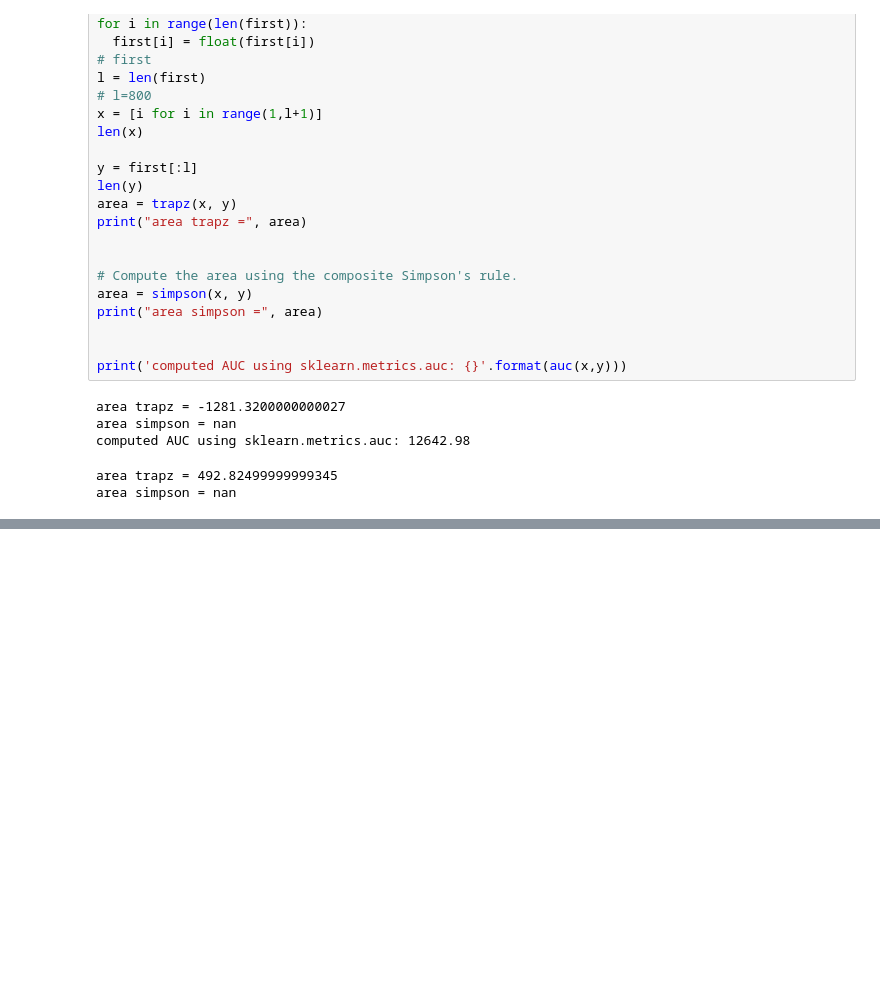
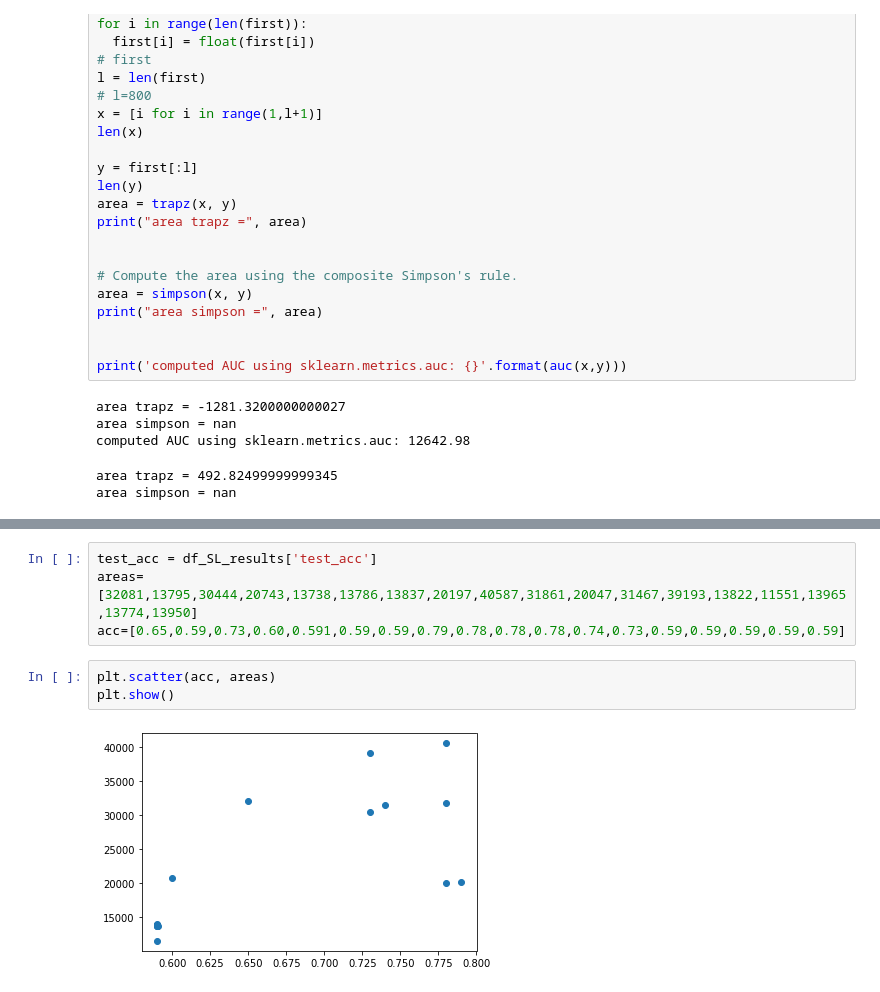
Before and after one commit to fezilemahlangu/My-Research-Project-2022, a Jupyter notebook: AreaUnderCurve.ipynb, the cells around one changed output, grey strips where cells are left out. Saved outputs shown, nothing was run; the diff lists cells and outputs as text; blank space fills up the shorter version.

```diff
--- a/AreaUnderCurve.ipynb
+++ b/AreaUnderCurve.ipynb
@@ -115,0 +247,9 @@ area simpson = nan
+# %%
+test_acc = df_SL_results['test_acc']
+areas=[32081,13795,30444,20743,13738,13786,13837,20197,40587,31861,20047,31467,39193,13822,11551,13965,13774,13950]
+acc=[0.65,0.59,0.73,0.60,0.591,0.59,0.59,0.79,0.78,0.78,0.78,0.74,0.73,0.59,0.59,0.59,0.59,0.59]
+# %%
+plt.scatter(acc, areas)
+plt.show()
+# %% [output]
+[figure, added]
```
Also changed, not shown: parts of 20 cells of this notebook.
